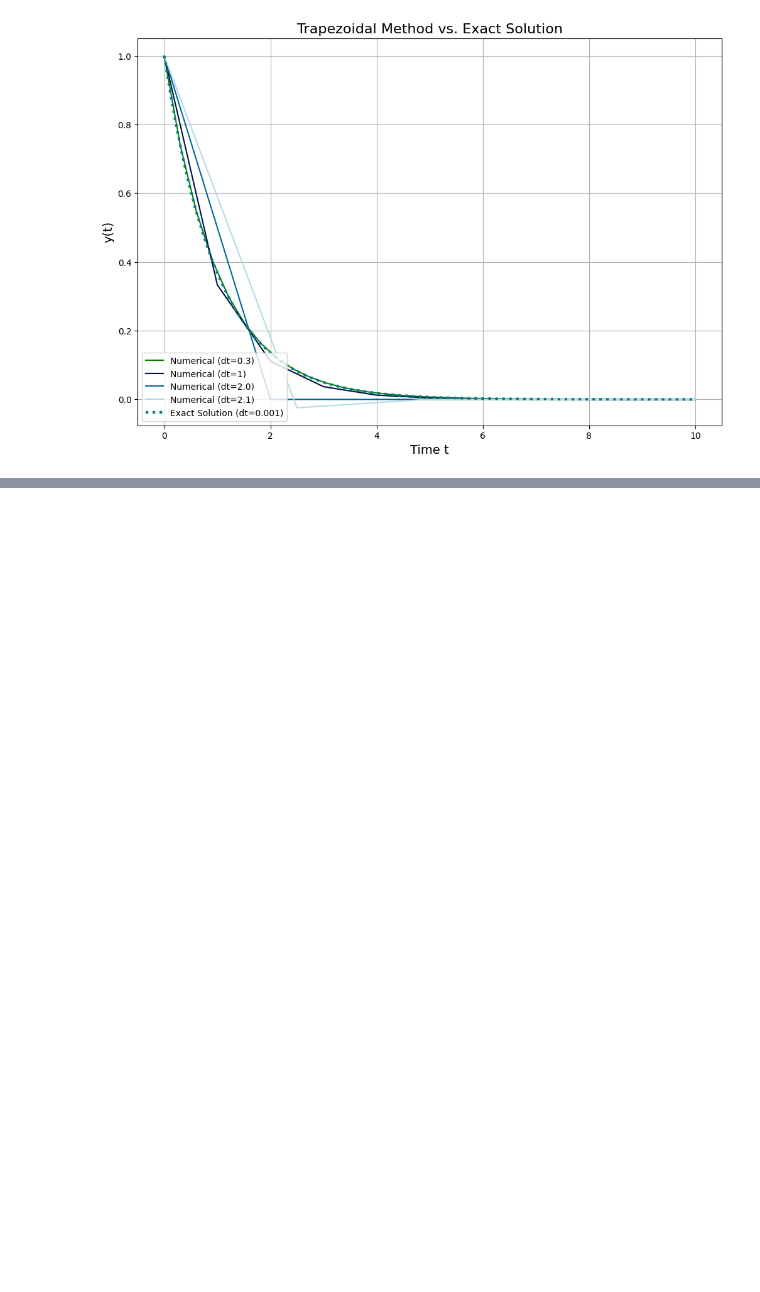
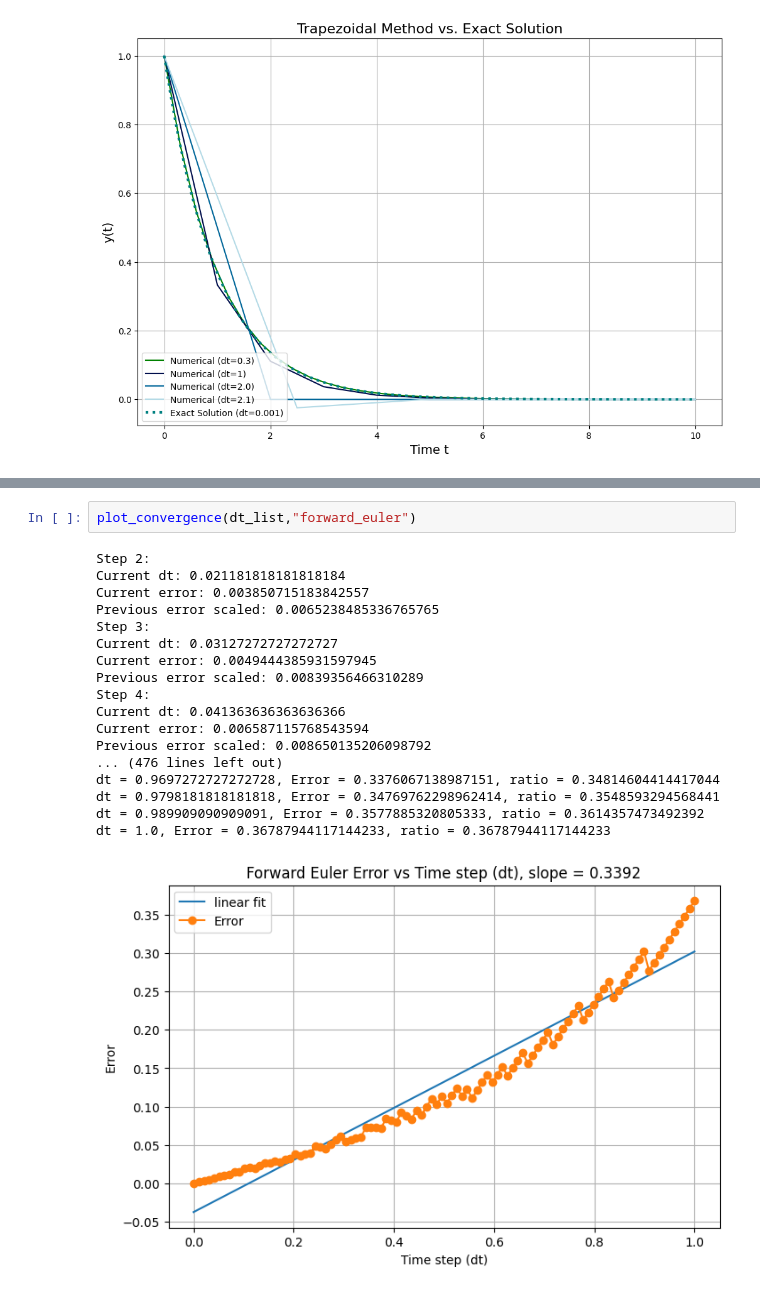
Before and after one commit to rx9933/COE-352, a Jupyter notebook: HW/hw3.ipynb, the cells around one changed output, grey strips where cells are left out. Drawn from its saved outputs; the diff is of its cells as text; blank space fills up the shorter version.

```diff
--- a/HW/hw3.ipynb
+++ b/HW/hw3.ipynb
@@ -173,0 +211,21 @@ dt = 0.04035360699999998, Error = 0.0011534314795865197, ratio = 0.7083160451783
+# %%
+plot_convergence(dt_list,"forward_euler")
+# %% [output]
+Step 2:
+Current dt: 0.021181818181818184
+Current error: 0.003850715183842557
+Previous error scaled: 0.0065238485336765765
+Step 3:
+Current dt: 0.03127272727272727
+Current error: 0.0049444385931597945
+Previous error scaled: 0.00839356466310289
+Step 4:
+Current dt: 0.041363636363636366
+Current error: 0.006587115768543594
+Previous error scaled: 0.008650135206098792
+... (476 lines left out)
+dt = 0.9697272727272728, Error = 0.3376067138987151, ratio = 0.34814604414417044
+dt = 0.9798181818181818, Error = 0.34769762298962414, ratio = 0.3548593294568441
+dt = 0.989909090909091, Error = 0.3577885320805333, ratio = 0.3614357473492392
+dt = 1.0, Error = 0.36787944117144233, ratio = 0.36787944117144233
+[figure, added]
```
Also changed, not shown: parts of 13 cells of this notebook.
